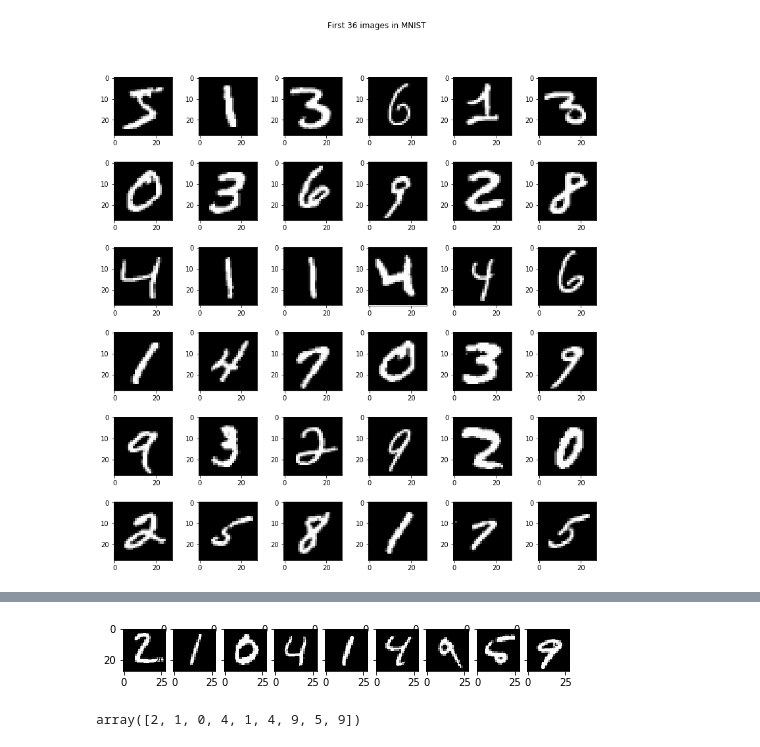
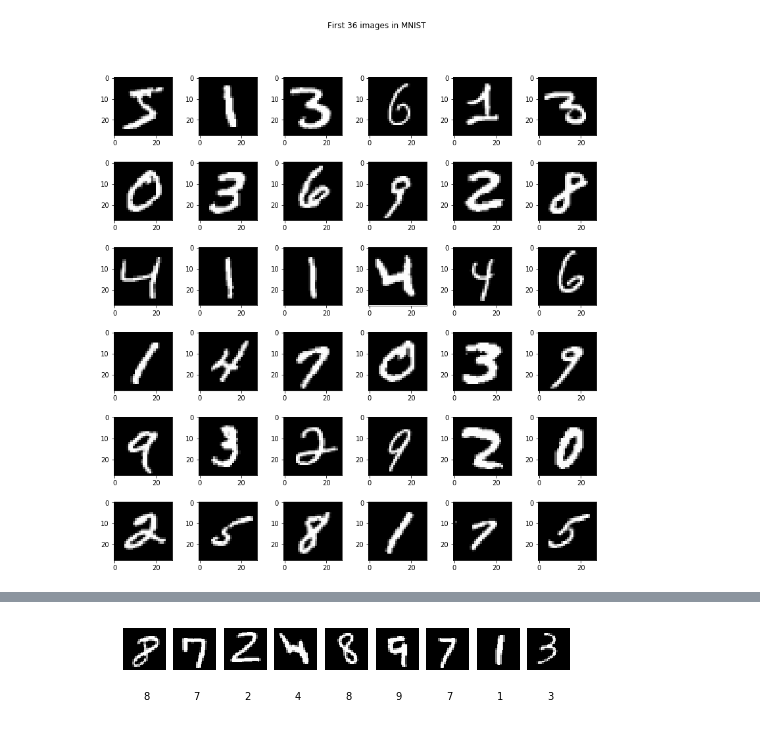
Before and after one commit to patrickcgray/deep_learning_ecology, a Jupyter notebook: basic_mlp_minst.ipynb, the cells around one changed output, grey strips where cells are left out. Saved outputs shown, nothing was run; the diff lists cells and outputs as text; code cells hidden in the pictures.

```diff
--- a/basic_mlp_minst.ipynb
+++ b/basic_mlp_minst.ipynb
@@ -117,16 +117,16 @@ Test accuracy: 0.9833
 # %%
 w=10
 h=10
 fig=plt.figure(figsize=(8, 8))
 columns = 9
 rows = 1
+indices = np.random.randint(len(x_test), size=(10))
+labels = np.argmax(model.predict(x_test[indices]), axis=1)
 for i in range(1, columns*rows+1):
     fig.add_subplot(rows, columns, i)
-    plt.imshow(x_test[i].reshape((28, 28)), cmap = 'gray')
+    plt.imshow(x_test[indices[i-1]].reshape((28, 28)), cmap = 'gray')
+    plt.axis('off')
+    plt.text(15,45, labels[i-1],  horizontalalignment='center', verticalalignment='center')
 plt.show()
 # %% [output]
-[figure, old version]
+[figure, new version]
-# %%
-np.argmax(model.predict(x_test[1:10]), axis=1)
-# %% [output]
-array([2, 1, 0, 4, 1, 4, 9, 5, 9])
```
Also changed, not shown: parts of 4 cells of this notebook, 3 other files.
